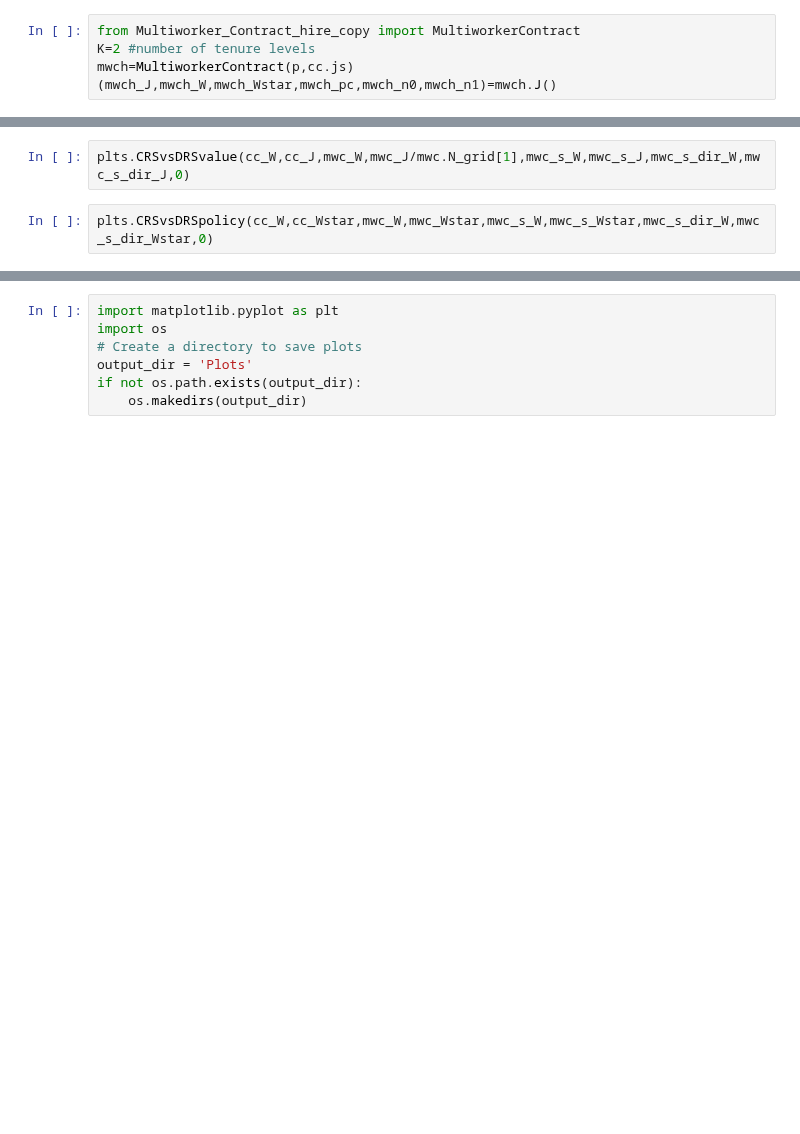
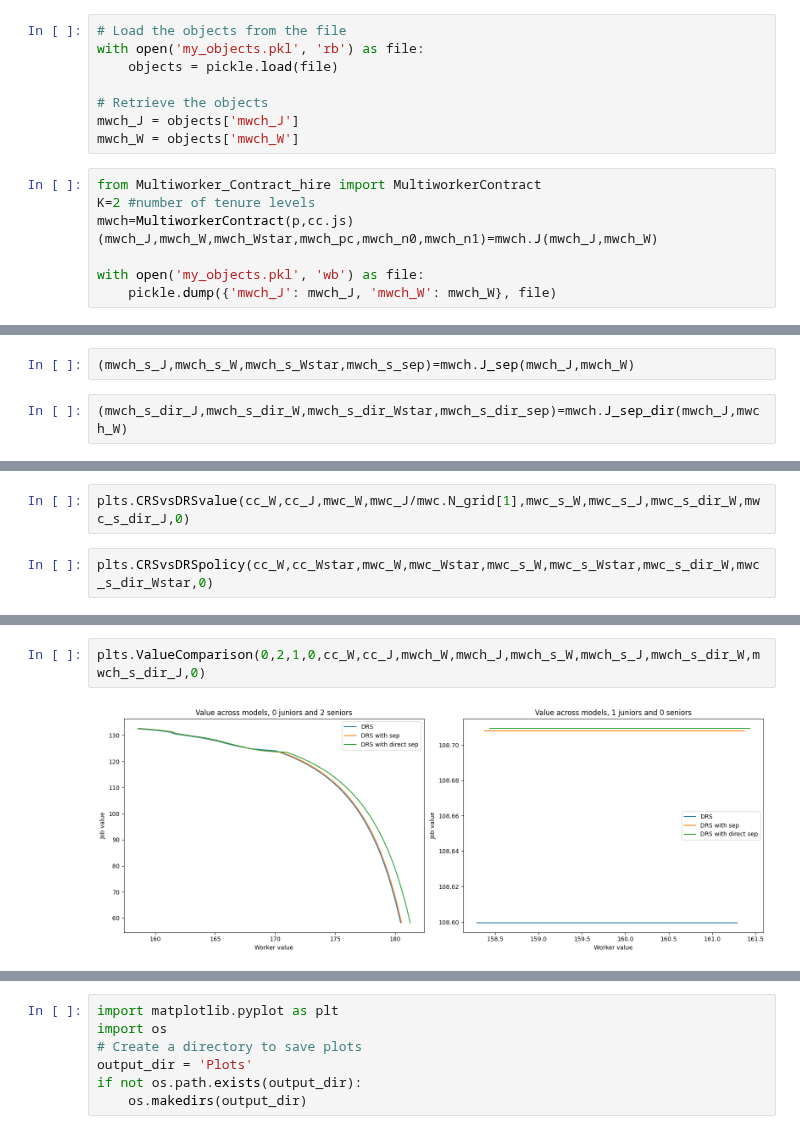
Before and after one commit to zalandru/Dynamic-Contracting-Multi-worker-Firm, a Jupyter notebook: Multiworker_wage_2steps/Initiating MWF.ipynb, the cells around one changed output, grey strips where cells are left out. Saved outputs shown, nothing was run; the diff lists cells and outputs as text; blank space fills up the shorter version.

```diff
--- a/Multiworker_wage_2steps/Initiating MWF.ipynb
+++ b/Multiworker_wage_2steps/Initiating MWF.ipynb
@@ -15,6 +43,17 @@ cc=ContinuousContract(p)
+# %%
+# Load the objects from the file
+with open('my_objects.pkl', 'rb') as file:
+    objects = pickle.load(file)
+
+# Retrieve the objects
+mwch_J = objects['mwch_J']
+mwch_W = objects['mwch_W']
 # %%
-from Multiworker_Contract_hire_copy import MultiworkerContract
+from Multiworker_Contract_hire import MultiworkerContract
 K=2 #number of tenure levels
 mwch=MultiworkerContract(p,cc.js)
-(mwch_J,mwch_W,mwch_Wstar,mwch_pc,mwch_n0,mwch_n1)=mwch.J()
+(mwch_J,mwch_W,mwch_Wstar,mwch_pc,mwch_n0,mwch_n1)=mwch.J(mwch_J,mwch_W)
+
+with open('my_objects.pkl', 'wb') as file:
+    pickle.dump({'mwch_J': mwch_J, 'mwch_W': mwch_W}, file)
 # %% [output]
@@ -63,0 +131,4 @@ Errors: 5.381301019697686e-08 7.290013874013441e-09 43.90356837975229 6.64842865
+# %%
+(mwch_s_J,mwch_s_W,mwch_s_Wstar,mwch_s_sep)=mwch.J_sep(mwch_J,mwch_W)
+# %%
+(mwch_s_dir_J,mwch_s_dir_W,mwch_s_dir_Wstar,mwch_s_dir_sep)=mwch.J_sep_dir(mwch_J,mwch_W)
@@ -151 +156,5 @@ plts.CRSvsDRSpolicy(cc_W,cc_Wstar,mwc_W,mwc_Wstar,mwc_s_W,mwc_s_Wstar,mwc_s_dir_
+# %%
+plts.ValueComparison(0,2,1,0,cc_W,cc_J,mwch_W,mwch_J,mwch_s_W,mwch_s_J,mwch_s_dir_W,mwch_s_dir_J,0)
+# %% [output]
+[figure, added]
 # %%
```
Also changed, not shown: parts of 25 cells of this notebook, 7 other files.
